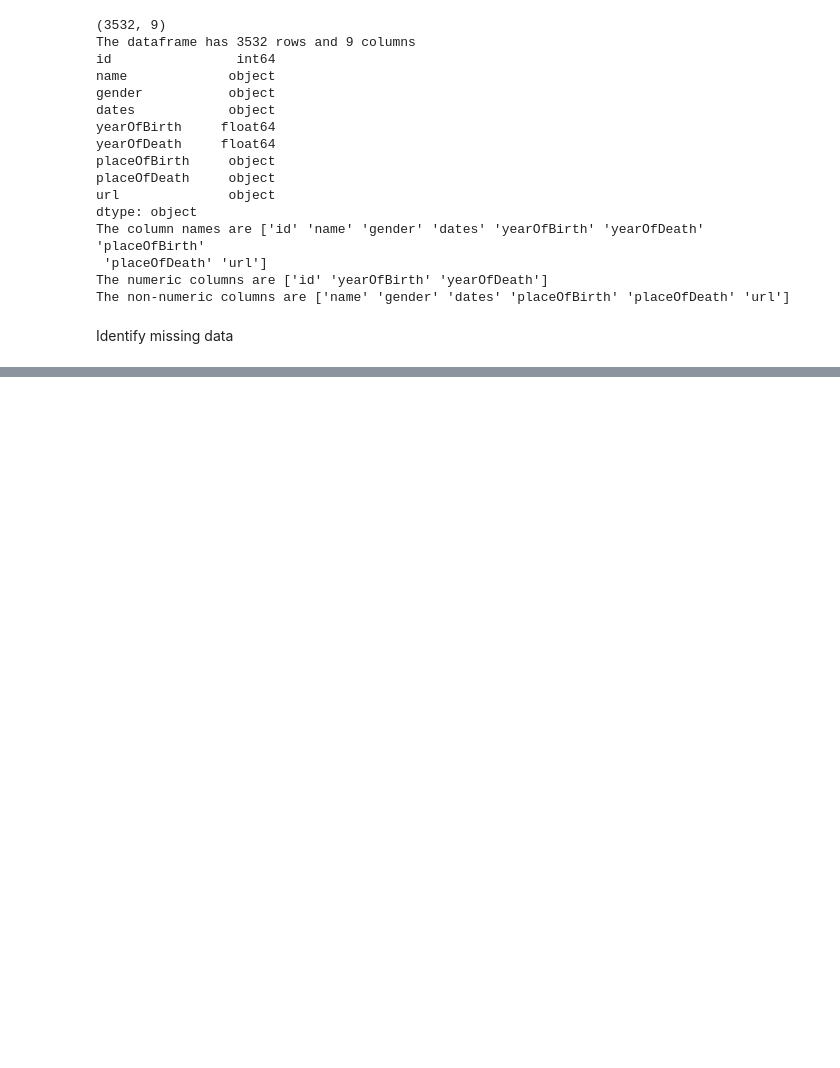
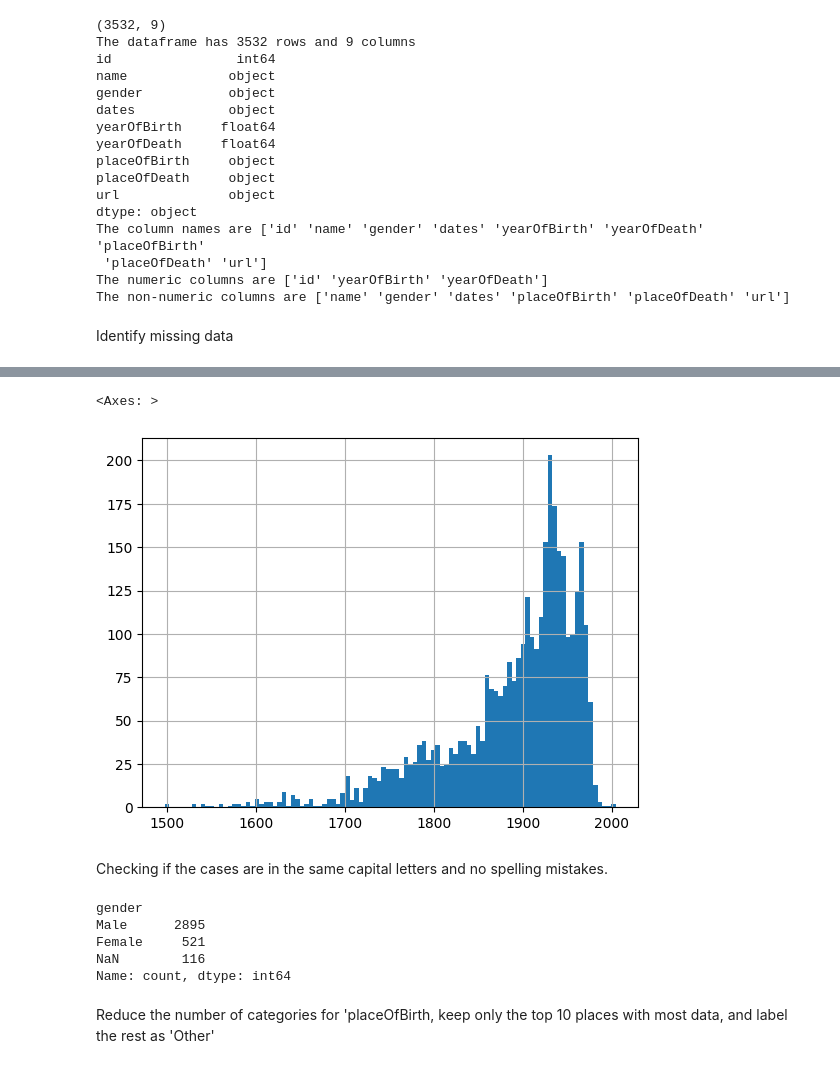
Before and after one commit to jennylzx/SSI-mentorship, a Jupyter notebook: notebooks/Tate_Artists.ipynb, the cells around one changed output, grey strips where cells are left out. Saved outputs shown, nothing was run; the diff lists cells and outputs as text; code cells hidden in the pictures; blank space fills up the shorter version.

```diff
--- a/notebooks/Tate_Artists.ipynb
+++ b/notebooks/Tate_Artists.ipynb
@@ -77,0 +112,18 @@ sns.heatmap(df[cols].isnull(), cmap=sns.color_palette(colours)) # Make a heatmap
+# %%
+# Histogram
+df['yearOfBirth'].hist(bins=100)
+# %% [output]
+<Axes: >
+[figure, added]
+# %% [markdown]
+Checking if the cases are in the same capital letters and no spelling mistakes.
+# %%
+df['gender'].value_counts(dropna=False)
+# %% [output]
+gender
+Male      2895
+Female     521
+NaN        116
+Name: count, dtype: int64
+# %% [markdown]
+Reduce the number of categories for 'placeOfBirth, keep only the top 10 places with most data, and label the rest as 'Other'
```
Also changed, not shown: parts of 15 cells of this notebook, 1 other file.
